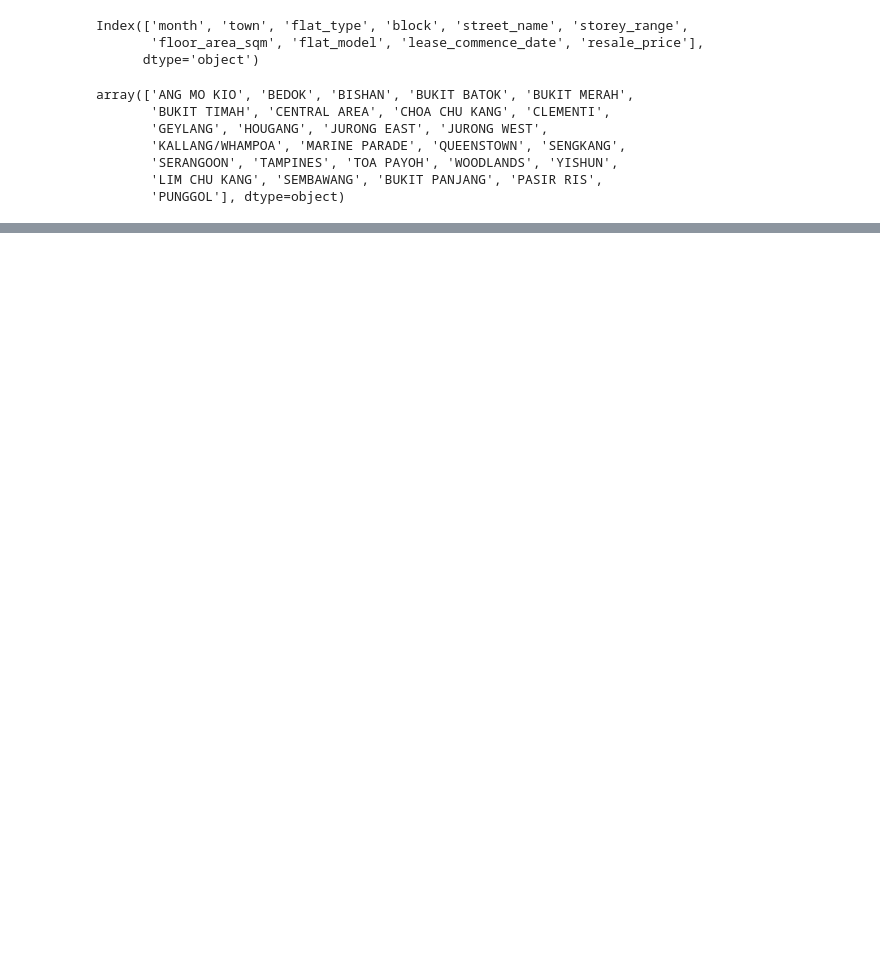
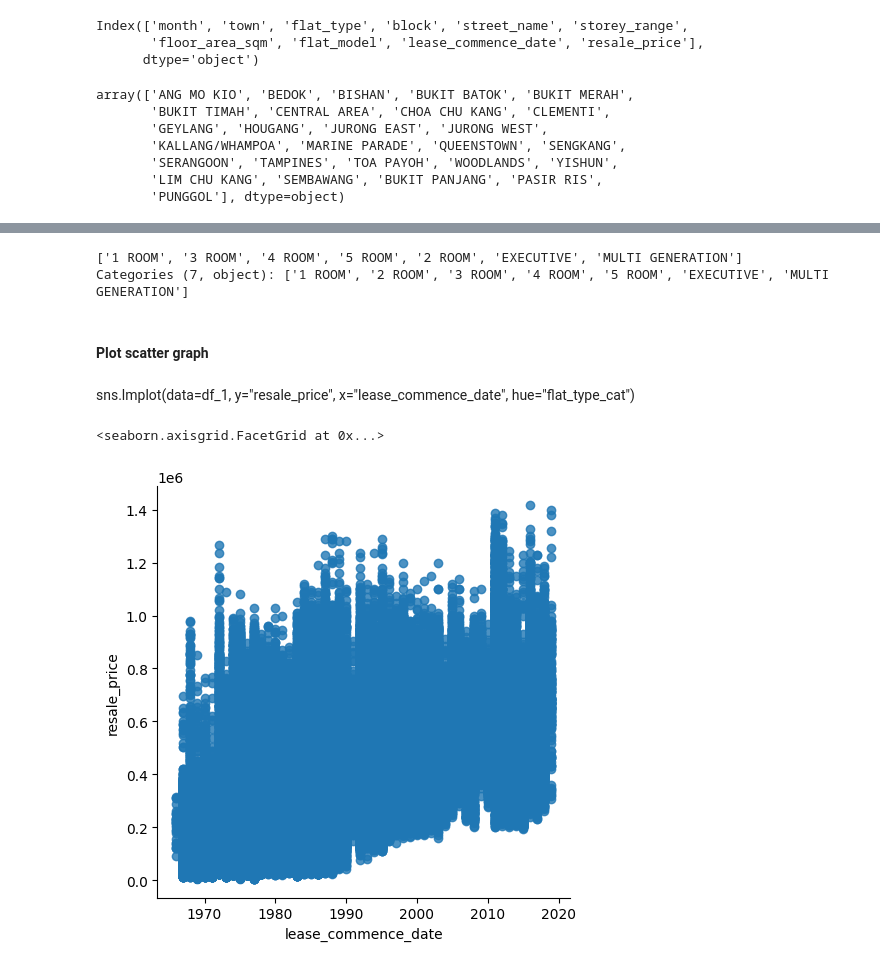
Before and after one commit to looics/sgHousePricing, a Jupyter notebook: sale.ipynb, the cells around one changed output, grey strips where cells are left out. Drawn from its saved outputs; the diff is of its cells as text; code cells hidden in the pictures; blank space fills up the shorter version.

```diff
--- a/sale.ipynb
+++ b/sale.ipynb
@@ -212,0 +205,4 @@ print(checkUniqueColumns(df,resale_2017,'street_name'))
+# %%
+cols = ['resale_price','floor_area_sqm','lease_commence_date','flat_type_cat']
+# %%
+df_1 = converted_df[cols]
@@ -212,0 +225,14 @@ print(checkUniqueColumns(df,resale_2017,'street_name'))
+# %%
+converted_df['flat_type'].unique()
+# %% [output]
+['1 ROOM', '3 ROOM', '4 ROOM', '5 ROOM', '2 ROOM', 'EXECUTIVE', 'MULTI GENERATION']
+Categories (7, object): ['1 ROOM', '2 ROOM', '3 ROOM', '4 ROOM', '5 ROOM', 'EXECUTIVE', 'MULTI GENERATION']
+# %% [markdown]
+#### Plot scatter graph
+# %% [markdown]
+sns.lmplot(data=df_1, y="resale_price", x="lease_commence_date", hue="flat_type_cat")
+# %%
+sns.lmplot(data=df_1, y="resale_price", x="lease_commence_date")
+# %% [output]
+<seaborn.axisgrid.FacetGrid at 0x...>
+[figure, added]
```
Also changed, not shown: parts of 65 cells of this notebook.
